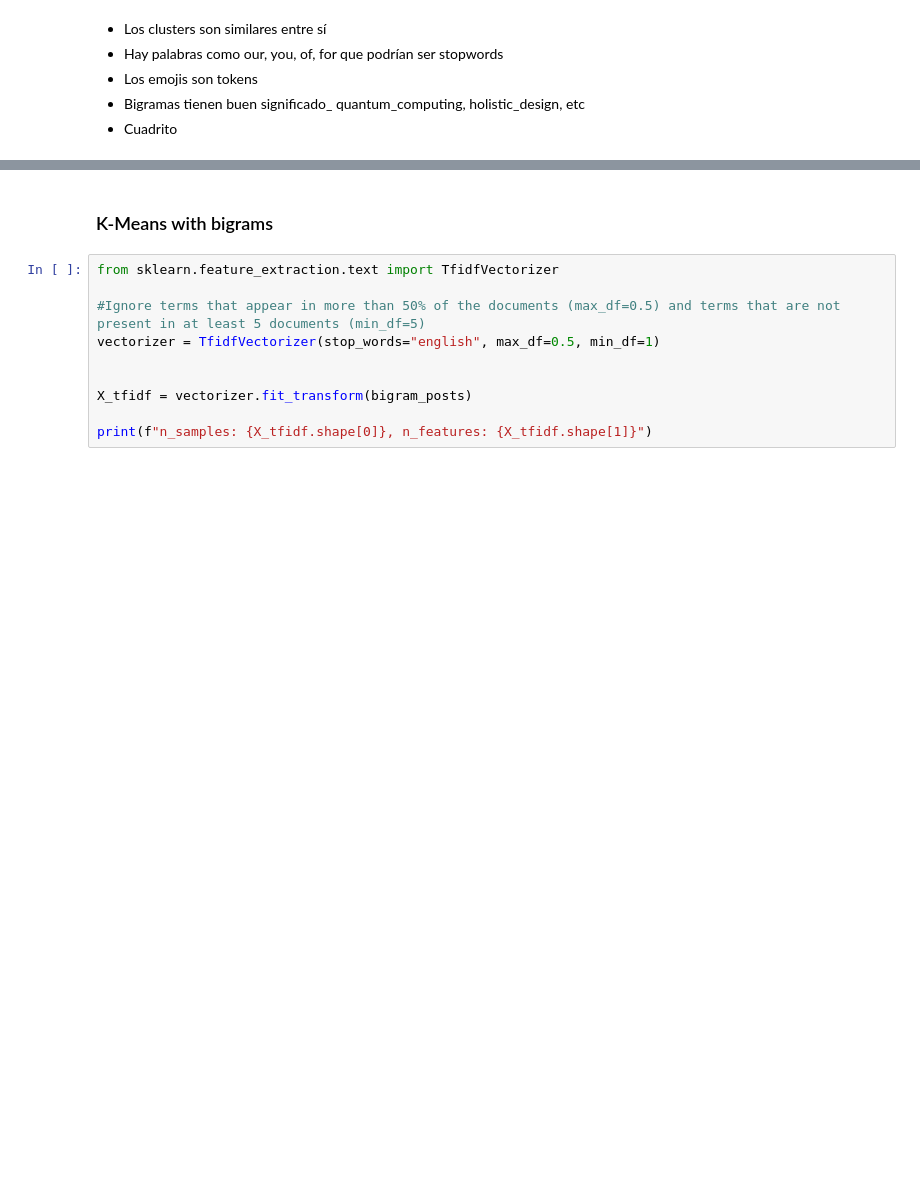
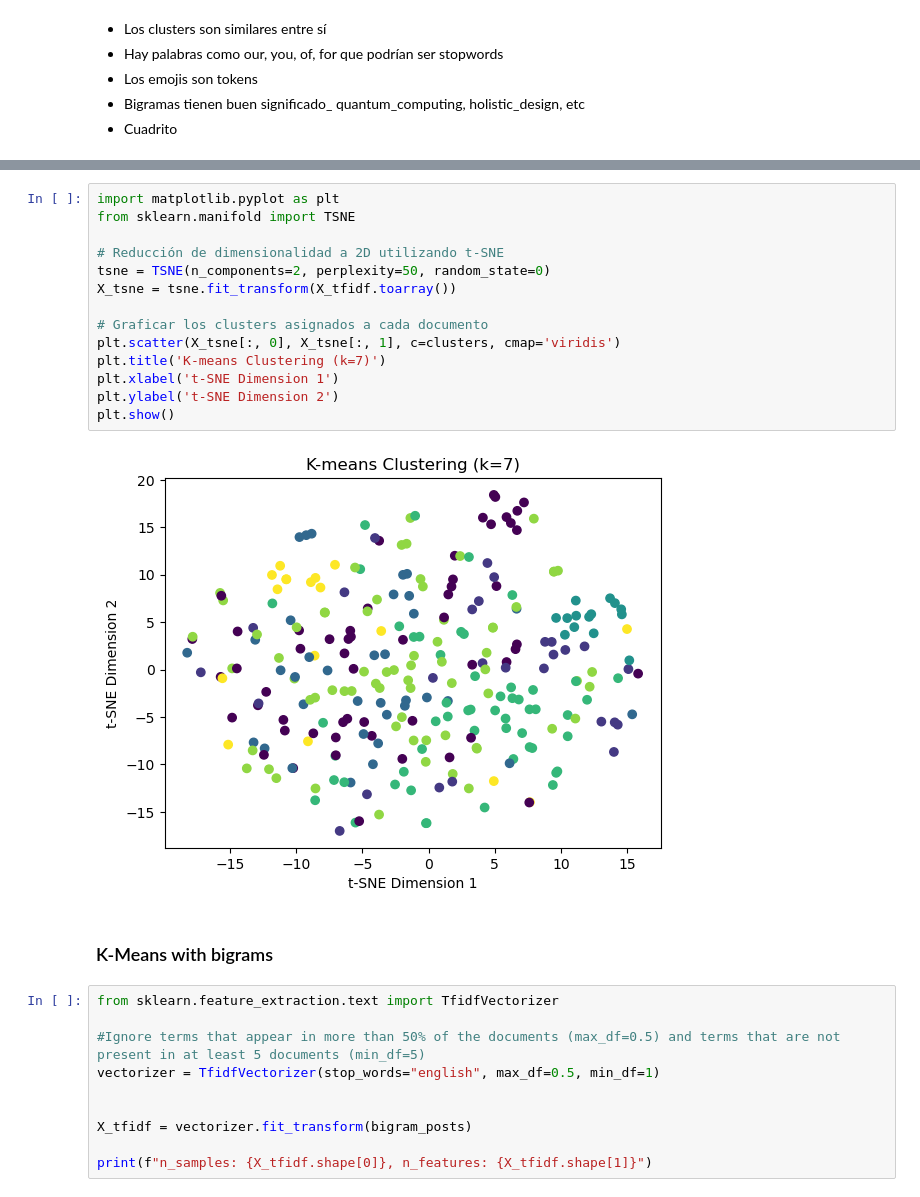
Before and after one commit to williamasesoftware/Research_bias, a Jupyter notebook: linkedinposts.ipynb, the cells around one changed output, grey strips where cells are left out. Cells and saved outputs as stored; diff of their text form; blank space fills up the shorter version.

```diff
--- a/linkedinposts.ipynb
+++ b/linkedinposts.ipynb
@@ -322,3 +339,19 @@ Cluster 0:
+# %%
+import matplotlib.pyplot as plt
+from sklearn.manifold import TSNE
+
+# Reducción de dimensionalidad a 2D utilizando t-SNE
+tsne = TSNE(n_components=2, perplexity=50, random_state=0)
+X_tsne = tsne.fit_transform(X_tfidf.toarray())
+
+# Graficar los clusters asignados a cada documento
+plt.scatter(X_tsne[:, 0], X_tsne[:, 1], c=clusters, cmap='viridis')
+plt.title('K-means Clustering (k=7)')
+plt.xlabel('t-SNE Dimension 1')
+plt.ylabel('t-SNE Dimension 2')
+plt.show()
+# %% [output]
+[figure, added]
 # %% [markdown]
 ### K-Means with bigrams
 # %%
```
Also changed, not shown: parts of 24 cells of this notebook.
